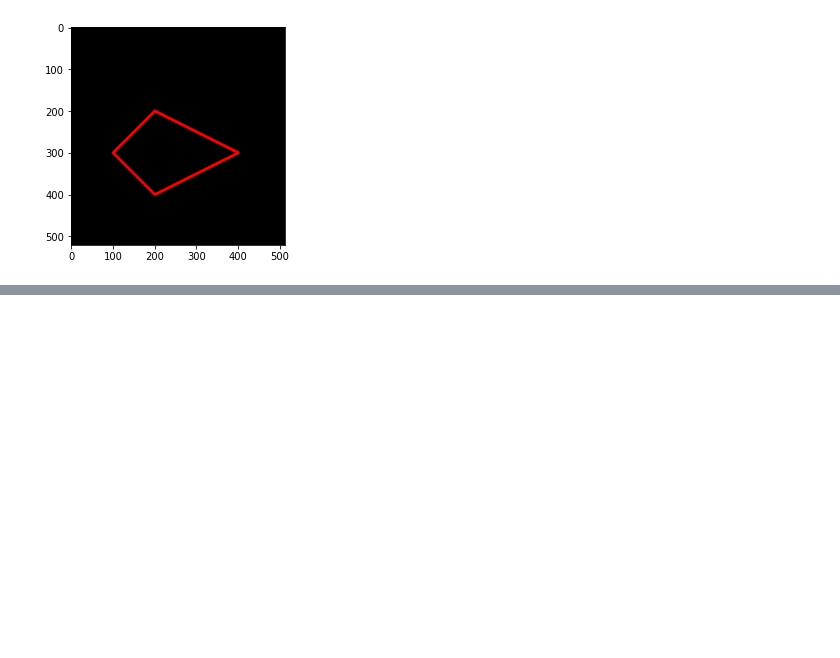
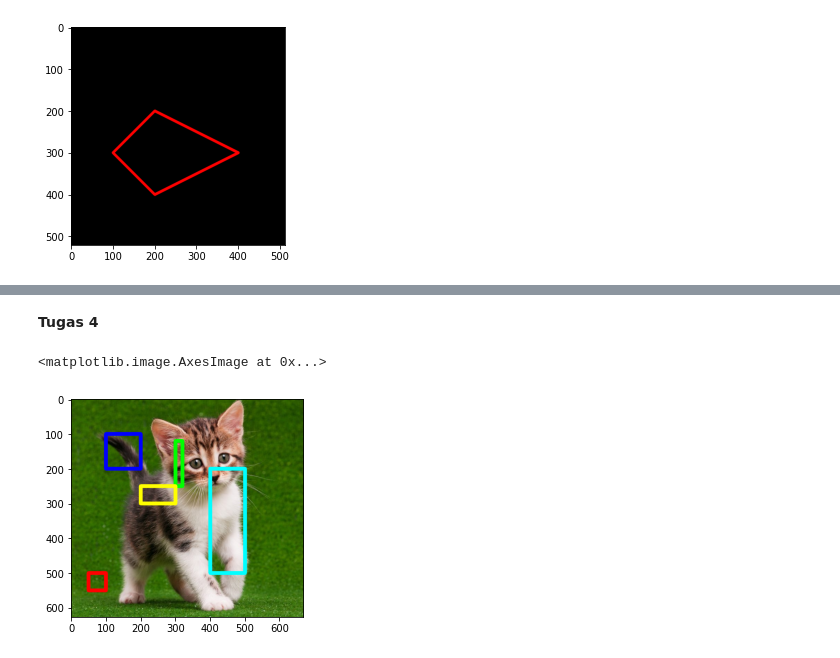
Before and after one commit to tsaniarisqi/PCVK_Matrikulasi_2022, a Jupyter notebook: modul2.ipynb, the cells around one changed output, grey strips where cells are left out. Drawn from its saved outputs; the diff is of its cells as text; code cells hidden in the pictures; blank space fills up the shorter version.

```diff
--- a/modul2.ipynb
+++ b/modul2.ipynb
@@ -126,0 +141,13 @@ plt.imshow(black_img2)
+# %% [markdown]
+**Tugas 4**
+# %%
+img9=img3
+cv.rectangle(img9,pt1=(100,100),pt2=(200,200),color=(0,0,255),thickness=10)
+cv.rectangle(img9,pt1=(500,500),pt2=(400,200),color=(0,255,255),thickness=10)
+cv.rectangle(img9,pt1=(300,250),pt2=(320,120),color=(0,255,0),thickness=10)
+cv.rectangle(img9,pt1=(300,250),pt2=(200,300),color=(255,255,0),thickness=10)
+cv.rectangle(img9,pt1=(100,500),pt2=(50,550),color=(255,0,0),thickness=10)
+plt.imshow(img9)
+# %% [output]
+<matplotlib.image.AxesImage at 0x...>
+[figure, added]
```
Also changed, not shown: parts of 3 cells of this notebook.
